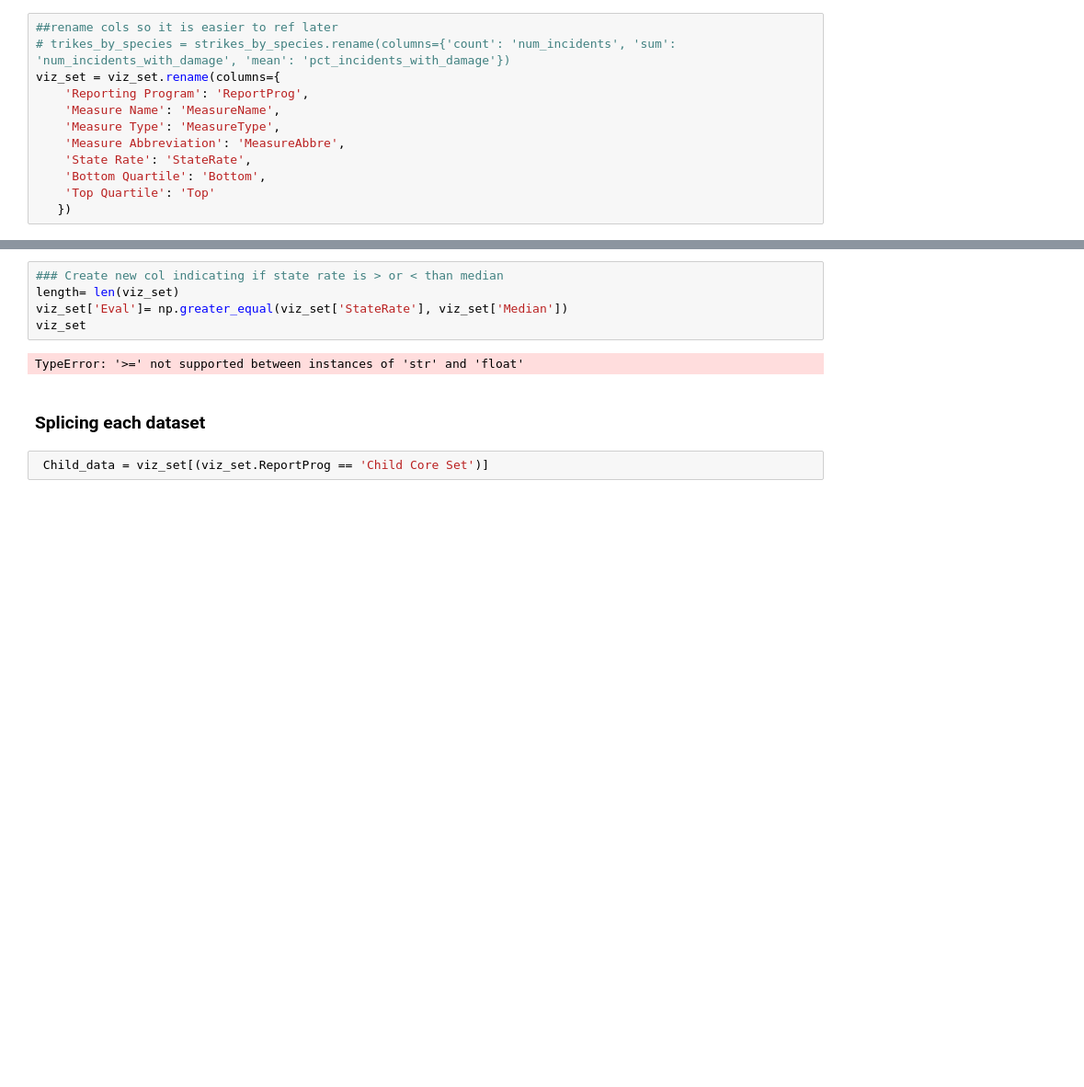
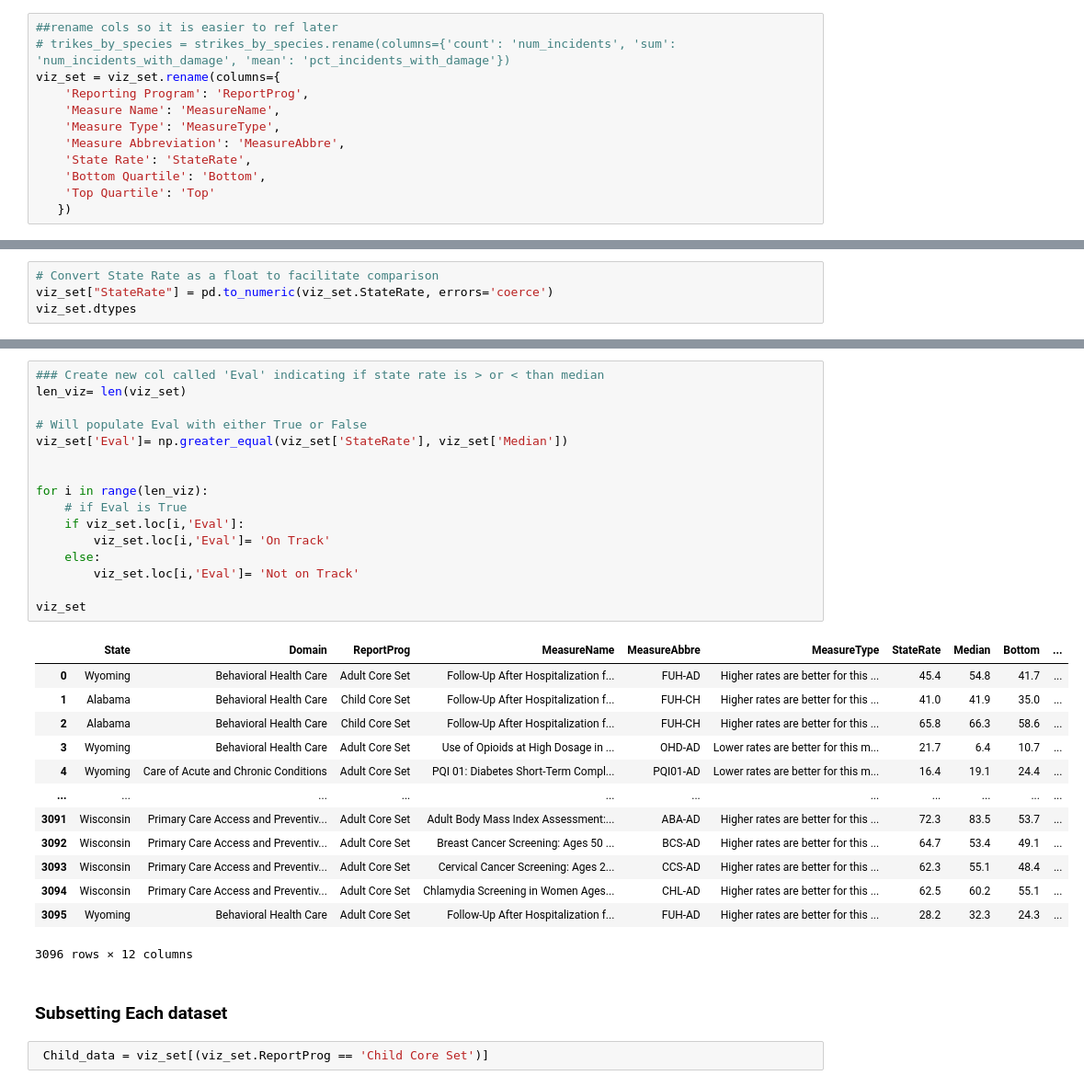
Before and after one commit to CORPUZ-2024/Medicaid_2019_Qual_Measure, a Jupyter notebook: 2019Medicaid.ipynb, the cells around one changed output, grey strips where cells are left out. Shown at 92% size. Drawn from its saved outputs; the diff is of its cells as text; blank space fills up the shorter version.

Commit message:
Subplots prototype - messy but on track!

```diff
--- a/2019Medicaid.ipynb
+++ b/2019Medicaid.ipynb
@@ -149,0 +226,4 @@ dtype: object
+# %%
+# Convert State Rate as a float to facilitate comparison
+viz_set["StateRate"] = pd.to_numeric(viz_set.StateRate, errors='coerce')
+viz_set.dtypes
@@ -150,12 +243,35 @@ dtype: object
 # %%
-### Create new col indicating if state rate is > or < than median
-length= len(viz_set)
+### Create new col called 'Eval' indicating if state rate is > or < than median
+len_viz= len(viz_set)
+
+# Will populate Eval with either True or False
 viz_set['Eval']= np.greater_equal(viz_set['StateRate'], viz_set['Median'])
+
+
+for i in range(len_viz):
+    # if Eval is True
+    if viz_set.loc[i,'Eval']:
+        viz_set.loc[i,'Eval']= 'On Track'
+    else:
+        viz_set.loc[i,'Eval']= 'Not on Track'
+
 viz_set
 # %% [output]
+|  | State | Domain | ReportProg | MeasureName | MeasureAbbre | MeasureType | StateRate | Median | Bottom | ... |
+| 0 | Wyoming | Behavioral Health Care | Adult Core Set | Follow-Up After Hospitalization f... | FUH-AD | Higher rates are better for this ... | 45.4 | 54.8 | 41.7 | ... |
+| 1 | Alabama | Behavioral Health Care | Child Core Set | Follow-Up After Hospitalization f... | FUH-CH | Higher rates are better for this ... | 41.0 | 41.9 | 35.0 | ... |
+| 2 | Alabama | Behavioral Health Care | Child Core Set | Follow-Up After Hospitalization f... | FUH-CH | Higher rates are better for this ... | 65.8 | 66.3 | 58.6 | ... |
+| 3 | Wyoming | Behavioral Health Care | Adult Core Set | Use of Opioids at High Dosage in ... | OHD-AD | Lower rates are better for this m... | 21.7 | 6.4 | 10.7 | ... |
+| 4 | Wyoming | Care of Acute and Chronic Conditions | Adult Core Set | PQI 01: Diabetes Short-Term Compl... | PQI01-AD | Lower rates are better for this m... | 16.4 | 19.1 | 24.4 | ... |
+| ... | ... | ... | ... | ... | ... | ... | ... | ... | ... | ... |
+| 3091 | Wisconsin | Primary Care Access and Preventiv... | Adult Core Set | Adult Body Mass Index Assessment:... | ABA-AD | Higher rates are better for this ... | 72.3 | 83.5 | 53.7 | ... |
+| 3092 | Wisconsin | Primary Care Access and Preventiv... | Adult Core Set | Breast Cancer Screening: Ages 50 ... | BCS-AD | Higher rates are better for this ... | 64.7 | 53.4 | 49.1 | ... |
+| 3093 | Wisconsin | Primary Care Access and Preventiv... | Adult Core Set | Cervical Cancer Screening: Ages 2... | CCS-AD | Higher rates are better for this ... | 62.3 | 55.1 | 48.4 | ... |
+| 3094 | Wisconsin | Primary Care Access and Preventiv... | Adult Core Set | Chlamydia Screening in Women Ages... | CHL-AD | Higher rates are better for this ... | 62.5 | 60.2 | 55.1 | ... |
+| 3095 | Wyoming | Behavioral Health Care | Adult Core Set | Follow-Up After Hospitalization f... | FUH-AD | Higher rates are better for this ... | 28.2 | 32.3 | 24.3 | ... |
-TypeError: '>=' not supported between instances of 'str' and 'float'
+3096 rows × 12 columns
 # %% [markdown]
-### Splicing each dataset
+### Subsetting Each dataset
 # %%
  Child_data = viz_set[(viz_set.ReportProg == 'Child Core Set')]
 # %%
```
Also changed, not shown: parts of 23 cells of this notebook.
